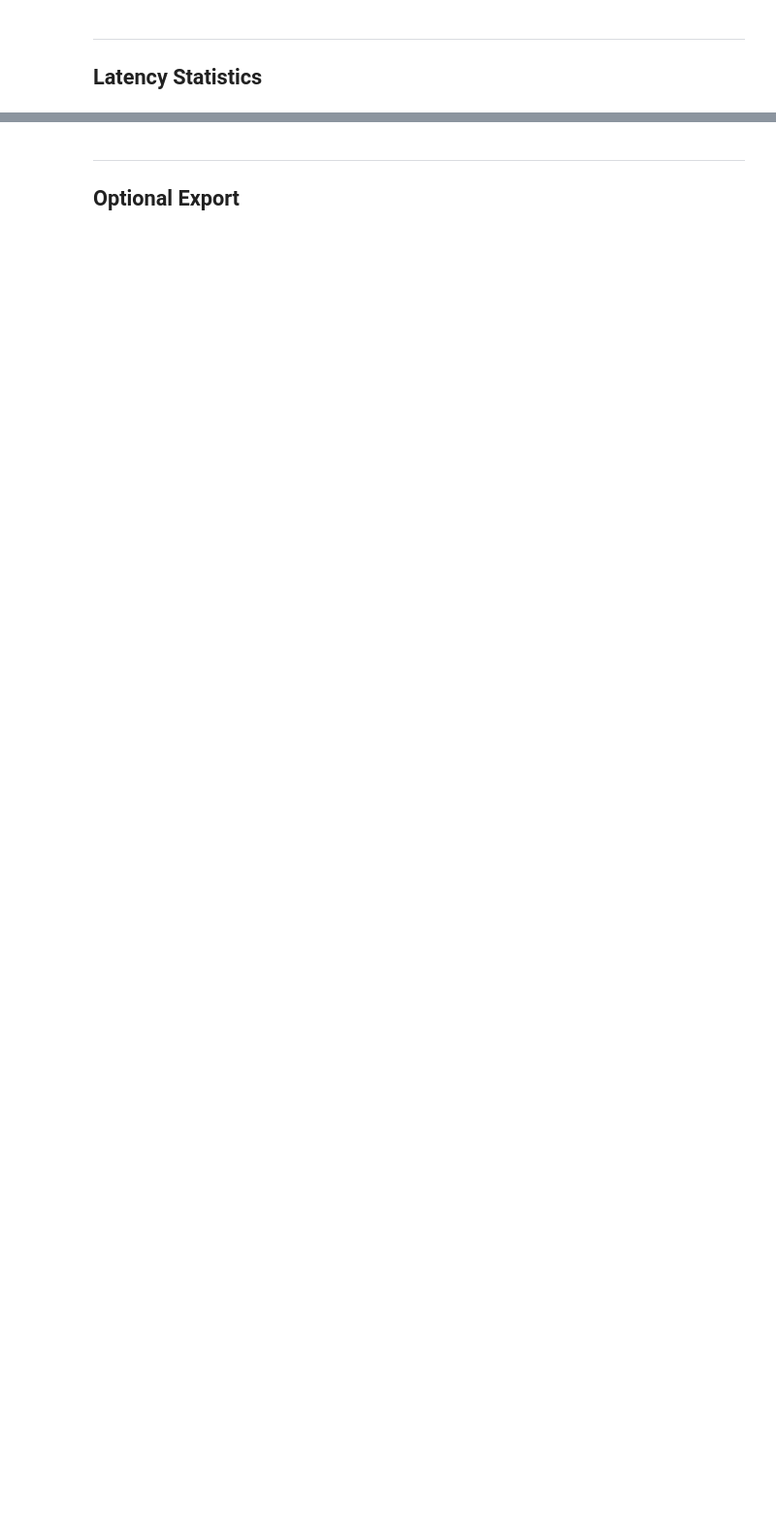
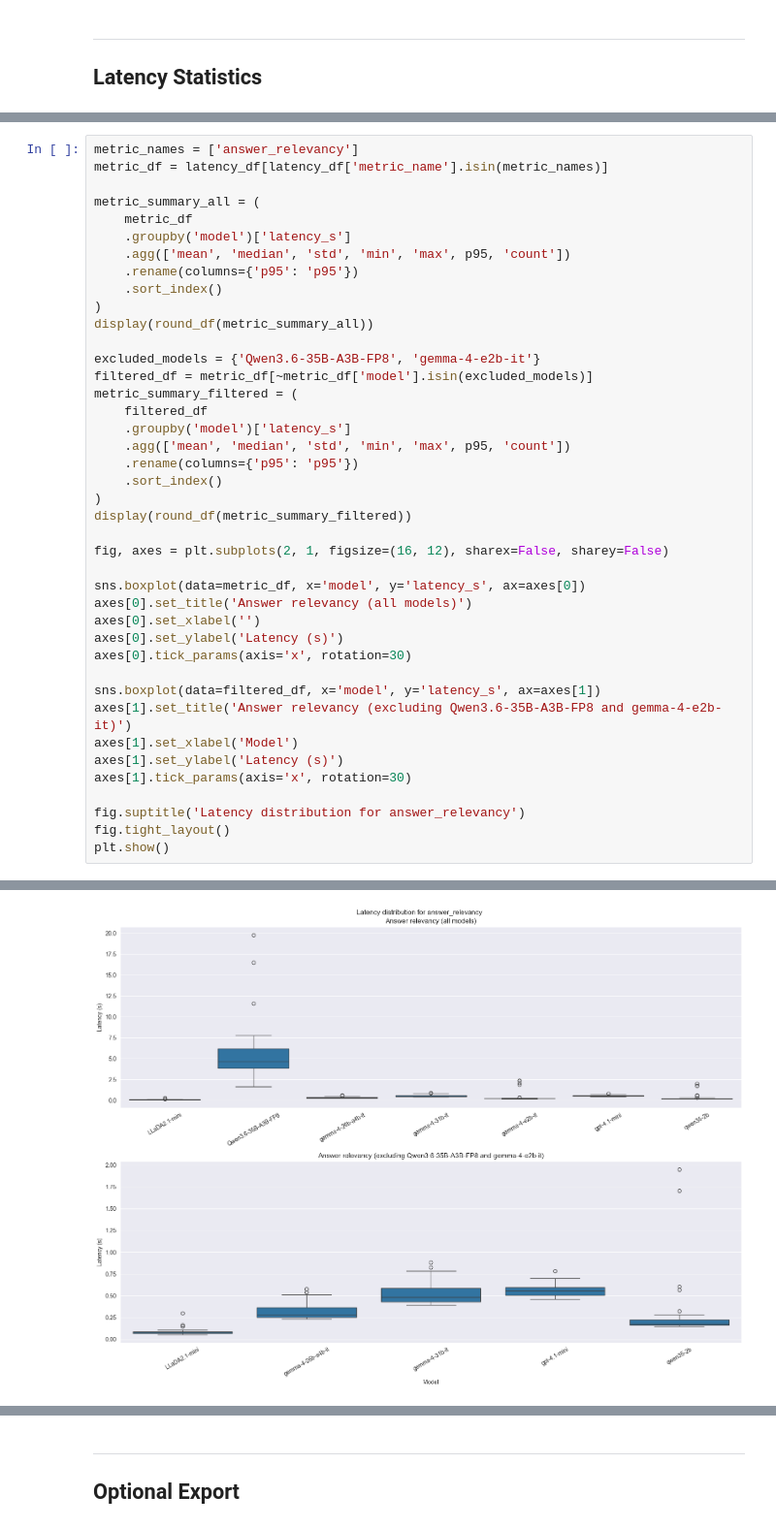
Before and after one commit to kazokid/diffusion-llms-eval, a Jupyter notebook: notebooks/token_latency_analysis.ipynb, the cells around one changed output, grey strips where cells are left out. Shown at 97% size. Cells and saved outputs as stored; diff of their text form; blank space fills up the shorter version.

```diff
--- a/notebooks/token_latency_analysis.ipynb
+++ b/notebooks/token_latency_analysis.ipynb
@@ -289,0 +216,42 @@ plt.show()
+# %%
+metric_names = ['answer_relevancy']
+metric_df = latency_df[latency_df['metric_name'].isin(metric_names)]
+
+metric_summary_all = (
+    metric_df
+    .groupby('model')['latency_s']
+    .agg(['mean', 'median', 'std', 'min', 'max', p95, 'count'])
+    .rename(columns={'p95': 'p95'})
+    .sort_index()
+)
+display(round_df(metric_summary_all))
+
+excluded_models = {'Qwen3.6-35B-A3B-FP8', 'gemma-4-e2b-it'}
+filtered_df = metric_df[~metric_df['model'].isin(excluded_models)]
+metric_summary_filtered = (
+    filtered_df
+    .groupby('model')['latency_s']
+    .agg(['mean', 'median', 'std', 'min', 'max', p95, 'count'])
+    .rename(columns={'p95': 'p95'})
+    .sort_index()
+)
+display(round_df(metric_summary_filtered))
+
+fig, axes = plt.subplots(2, 1, figsize=(16, 12), sharex=False, sharey=False)
+
+sns.boxplot(data=metric_df, x='model', y='latency_s', ax=axes[0])
+axes[0].set_title('Answer relevancy (all models)')
+axes[0].set_xlabel('')
+axes[0].set_ylabel('Latency (s)')
+axes[0].tick_params(axis='x', rotation=30)
+
+sns.boxplot(data=filtered_df, x='model', y='latency_s', ax=axes[1])
+axes[1].set_title('Answer relevancy (excluding Qwen3.6-35B-A3B-FP8 and gemma-4-e2b-it)')
+axes[1].set_xlabel('Model')
+axes[1].set_ylabel('Latency (s)')
+axes[1].tick_params(axis='x', rotation=30)
+
+fig.suptitle('Latency distribution for answer_relevancy')
+fig.tight_layout()
+plt.show()
+# %% [output]
@@ -289,0 +274 @@ plt.show()
+[figure, added]
```
Also changed, not shown: parts of 10 cells of this notebook, 4 other files.
